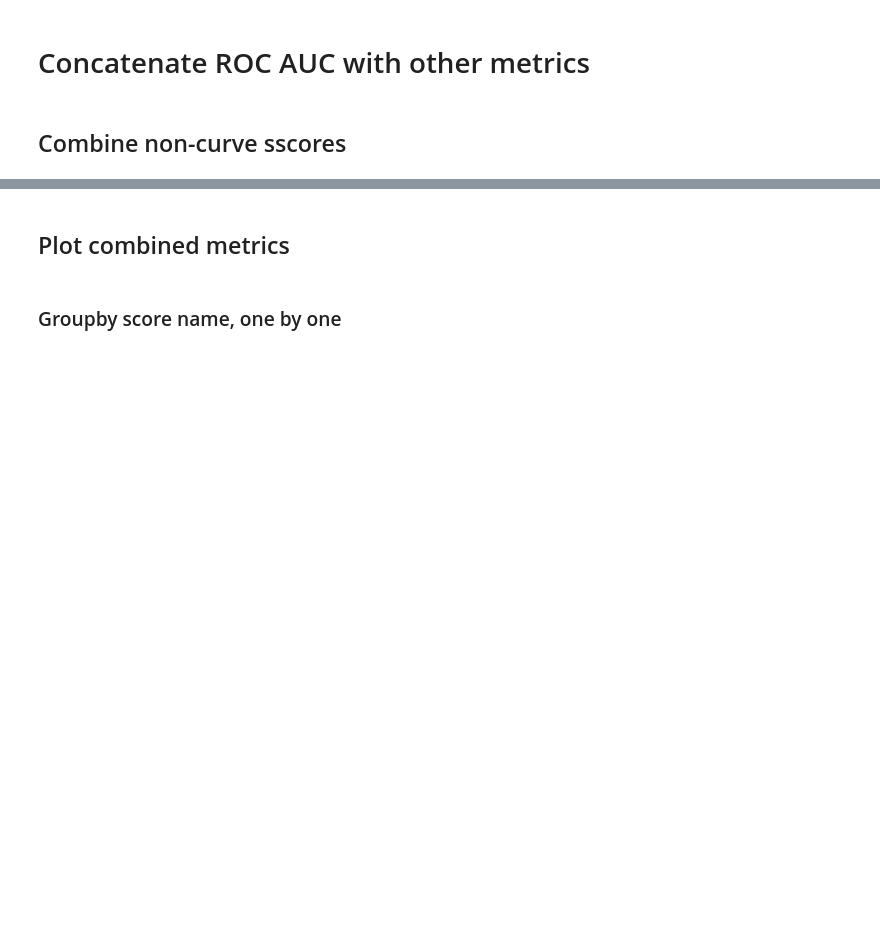
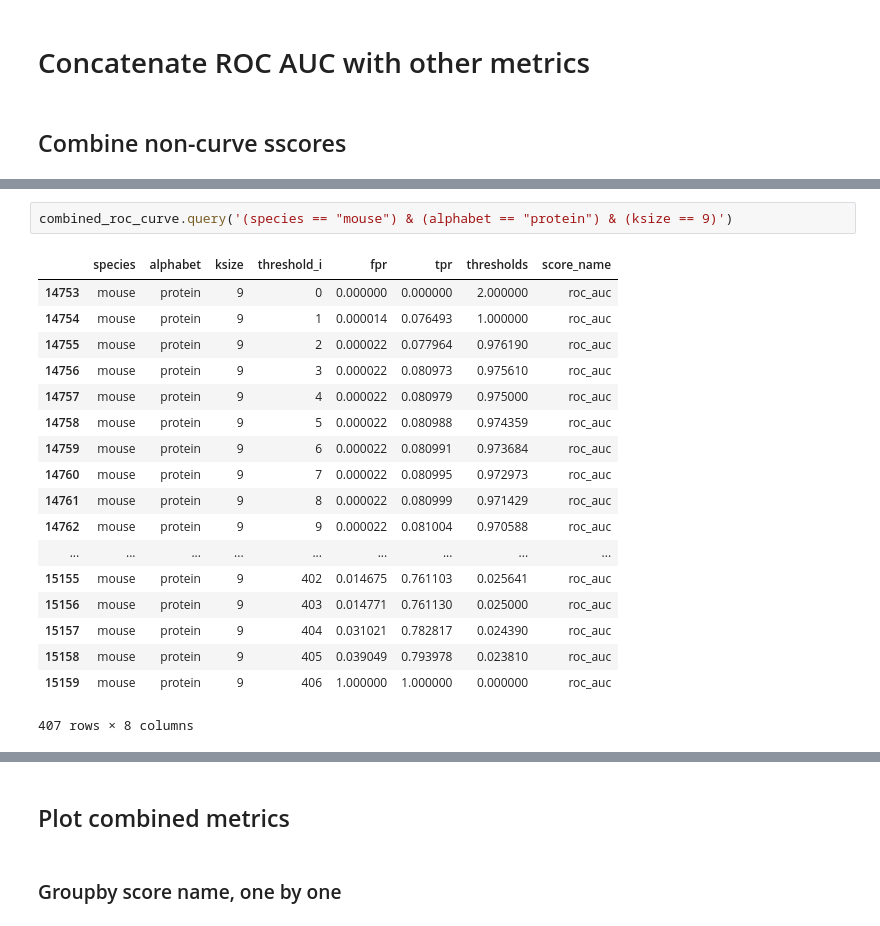
Before and after one commit to czbiohub-sf/scrnaseq-for-the-99-percent, a Jupyter notebook: notebooks/106_sklearn_metrics_human_qfo_busco_mammalia.ipynb, the cells around one changed output, grey strips where cells are left out. Cells and saved outputs as stored; diff of their text form; blank space fills up the shorter version.

```diff
--- a/notebooks/106_sklearn_metrics_human_qfo_busco_mammalia.ipynb
+++ b/notebooks/106_sklearn_metrics_human_qfo_busco_mammalia.ipynb
@@ -237,0 +356,21 @@ concatenated_metrics.score_name.value_counts()
+# %%
+combined_roc_curve.query('(species == "mouse") & (alphabet == "protein") & (ksize == 9)')
+# %% [output]
+|  | species | alphabet | ksize | threshold_i | fpr | tpr | thresholds | score_name |
+| 14753 | mouse | protein | 9 | 0 | 0.000000 | 0.000000 | 2.000000 | roc_auc |
+| 14754 | mouse | protein | 9 | 1 | 0.000014 | 0.076493 | 1.000000 | roc_auc |
+| 14755 | mouse | protein | 9 | 2 | 0.000022 | 0.077964 | 0.976190 | roc_auc |
+| 14756 | mouse | protein | 9 | 3 | 0.000022 | 0.080973 | 0.975610 | roc_auc |
+| 14757 | mouse | protein | 9 | 4 | 0.000022 | 0.080979 | 0.975000 | roc_auc |
+| 14758 | mouse | protein | 9 | 5 | 0.000022 | 0.080988 | 0.974359 | roc_auc |
+| 14759 | mouse | protein | 9 | 6 | 0.000022 | 0.080991 | 0.973684 | roc_auc |
+| 14760 | mouse | protein | 9 | 7 | 0.000022 | 0.080995 | 0.972973 | roc_auc |
+| 14761 | mouse | protein | 9 | 8 | 0.000022 | 0.080999 | 0.971429 | roc_auc |
+| 14762 | mouse | protein | 9 | 9 | 0.000022 | 0.081004 | 0.970588 | roc_auc |
+| ... | ... | ... | ... | ... | ... | ... | ... | ... |
+| 15155 | mouse | protein | 9 | 402 | 0.014675 | 0.761103 | 0.025641 | roc_auc |
+| 15156 | mouse | protein | 9 | 403 | 0.014771 | 0.761130 | 0.025000 | roc_auc |
+| 15157 | mouse | protein | 9 | 404 | 0.031021 | 0.782817 | 0.024390 | roc_auc |
+| 15158 | mouse | protein | 9 | 405 | 0.039049 | 0.793978 | 0.023810 | roc_auc |
+| 15159 | mouse | protein | 9 | 406 | 1.000000 | 1.000000 | 0.000000 | roc_auc |
+407 rows × 8 columns
```
Also changed, not shown: parts of 26 cells of this notebook, 2 other files.
